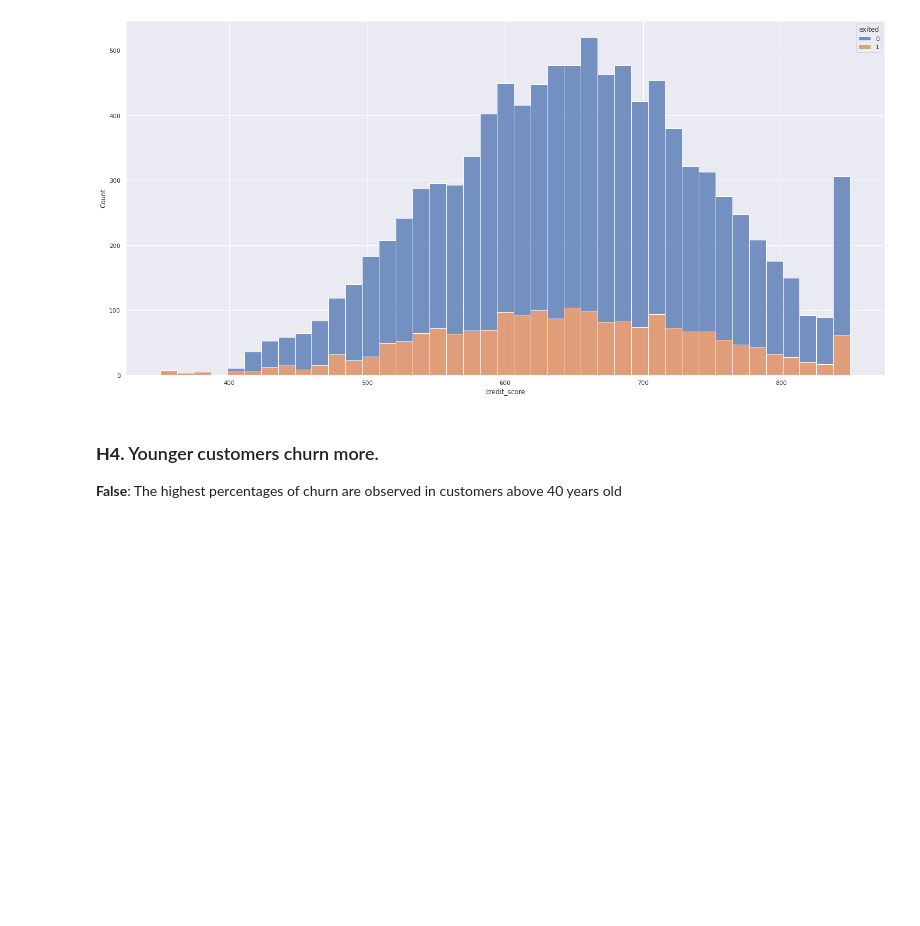
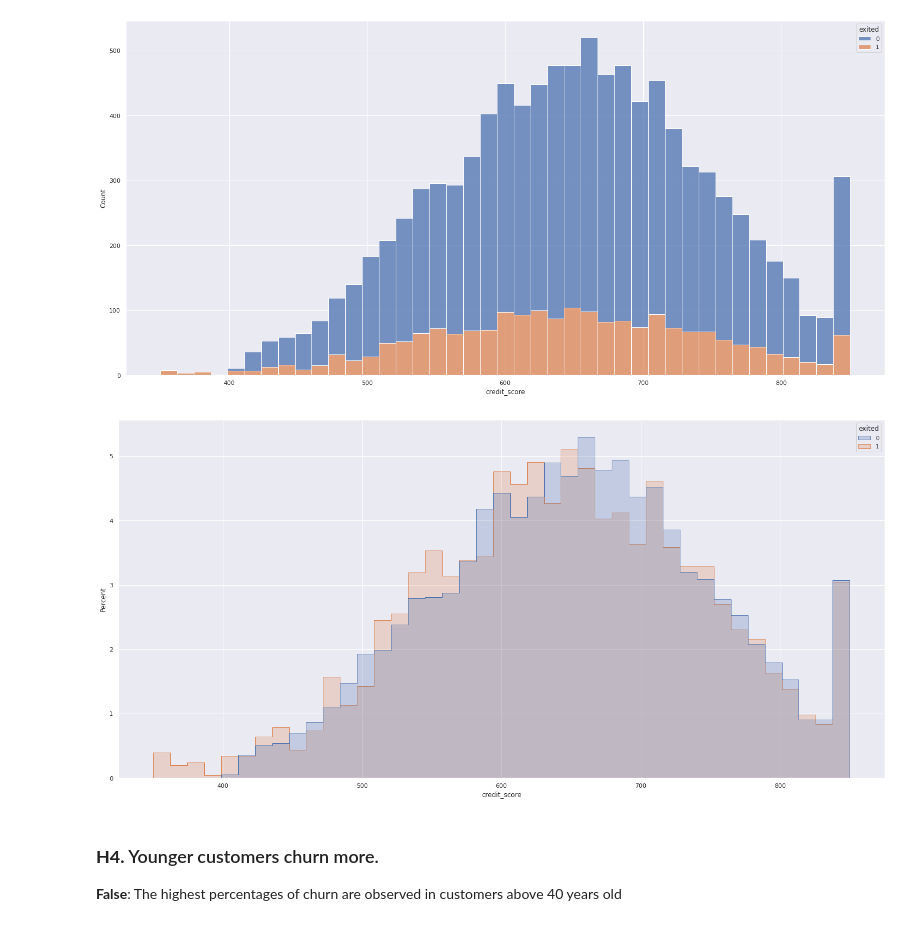
Before and after one commit to humberto-aguiar/churn_prediction, a Jupyter notebook: notebooks/churn_01.ipynb, the cells around one changed output. Cells and saved outputs as stored; diff of their text form; code cells hidden in the pictures; blank space fills up the shorter version.

```diff
--- a/notebooks/churn_01.ipynb
+++ b/notebooks/churn_01.ipynb
@@ -423,6 +527,12 @@ aux = df4[['exited', 'credit_score']]
 sns.histplot(data = aux, x = 'credit_score', hue = 'exited', multiple = 'stack');
 # %% [output]
 [figure]
+# %%
+# normalizing separately
+aux = df4[['exited', 'credit_score']]
+sns.histplot(data = aux, x = 'credit_score', hue = 'exited', stat='percent', element = 'step', common_norm= False);
+# %% [output]
+[figure, added]
 # %% [markdown]
 ### **H4.** Younger customers churn more.
 **False**: The highest percentages of churn are observed in customers above 40 years old
```
Also changed, not shown: parts of 82 cells of this notebook.
